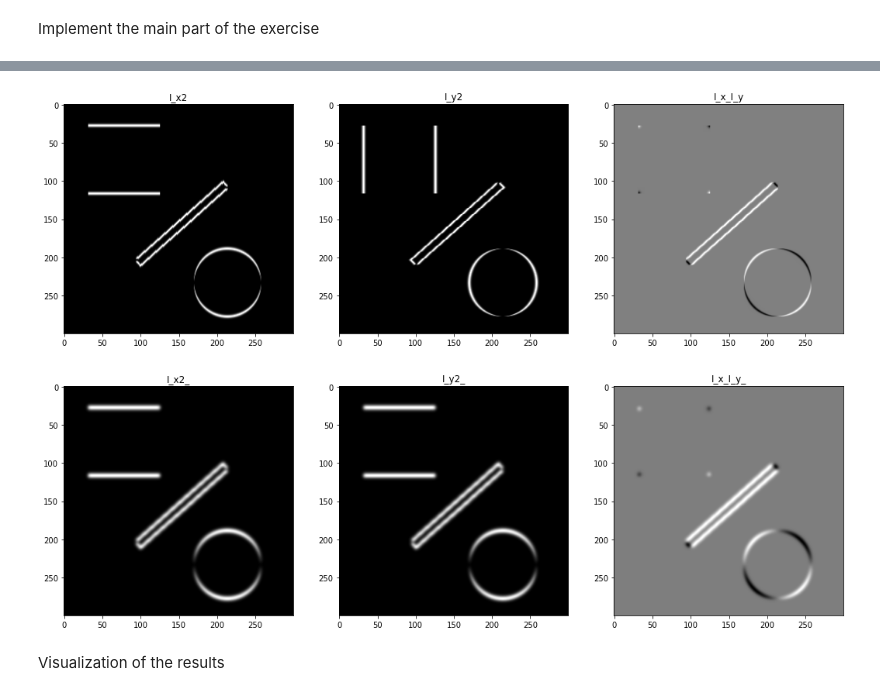
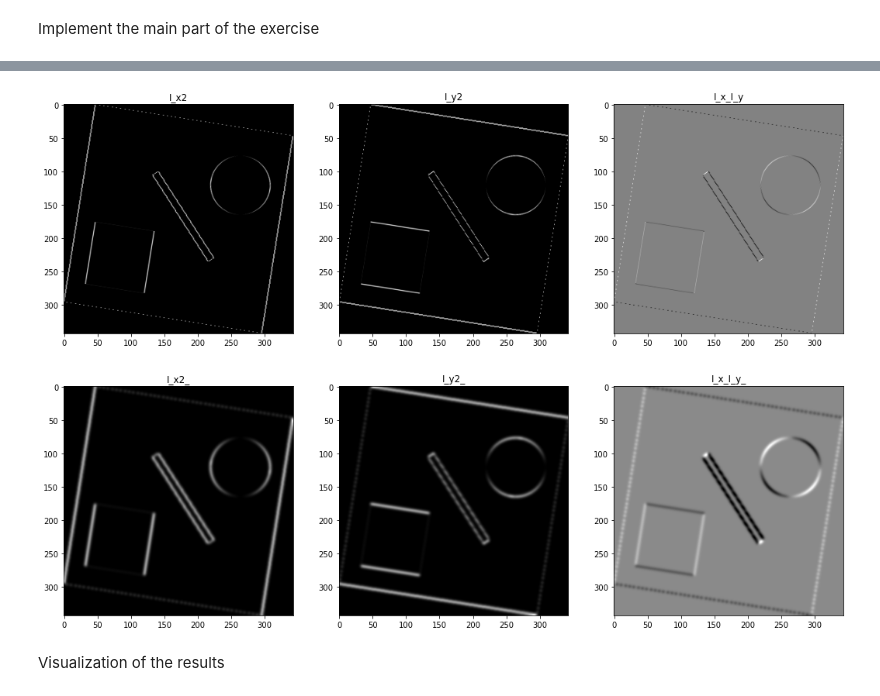
Before and after one commit to lukaszbinden/ethz-iacv-2020, a Jupyter notebook: exercise_1/1_harris.ipynb, the cells around one changed output, grey strips where cells are left out. Cells and saved outputs as stored; diff of their text form; code cells hidden in the pictures.

```diff
--- a/exercise_1/1_harris.ipynb
+++ b/exercise_1/1_harris.ipynb
@@ -58,15 +63,16 @@ def plot(img1, img2, img3, t1, t2, t3):
 Implement the main part of the exercise
 # %%
 # Define parameters
-sigma_w = 3.0
-sigma_d = 2.0
+sigma_w = 2.0
+sigma_d = 0.5
 kappa = 0.08
-rot_angle = 0
-thresh = 800
+rot_angle = 81
+thresh = 1000000  #8000
 
 # Read the image
-path = 'C:\\Users\\lukaszbinden\\Dropbox\\UniFR\\Phd\\Lectures\\Image Analysis and Computer Vision HS2020\\Exercises\\exercise_1\\'
+path = 'C:\\Users\\lukaszbinden\\git\\ethz-iacv-2020\\exercise_1\\'
 im = cv2.imread(path + 'CircleLineRect.png', 0)
+# im = cv2.imread(path + 'chessboard.png', 0)
 im = im.astype('float')
 
 # Rotation of the image
@@ -89,20 +95,20 @@ plot(im, I_x, I_y, "im", "I_x (partial derivate)", "I_y (partial derivate)")
-I_x2 = I_x ** 2
-I_y2 = I_y ** 2
+I_x2 = I_x * I_x
+I_y2 = I_y * I_y
 I_x_I_y = I_x * I_y
 
 plot(I_x2, I_y2, I_x_I_y, "I_x2", "I_y2", "I_x_I_y")
 # %% [output]
-[figure, old version]
+[figure, new version]
 # %%
 # 3) each of these second-order moments is smoothed isotropically with another two-dimensional Gaussian
 #    filter G_sigma_w, where in principle sigma_w > sigma_d.
 I_x2_ = gaussian_filter(I_x2, sigma=sigma_w)
 I_y2_ = gaussian_filter(I_y2, sigma=sigma_w)
 I_x_I_y_ = gaussian_filter(I_x_I_y, sigma=sigma_w)
 
-plot(I_x2_, I_x2_, I_x_I_y_, "I_x2_", "I_y2_", "I_x_I_y_")
+plot(I_x2_, I_y2_, I_x_I_y_, "I_x2_", "I_y2_", "I_x_I_y_")
 # %% [output]
-[figure, old version]
+[figure, new version]
 # %%
 # 4) the calculation of the Harris response H = det(A) - k(trace(A))2, where k is a positive constant
 H = I_x2_ * I_y2_ - I_x_I_y * I_x_I_y  - kappa * (I_x2_ + I_y2_)**2
```
Also changed, not shown: parts of 6 cells of this notebook, 3 other files.
